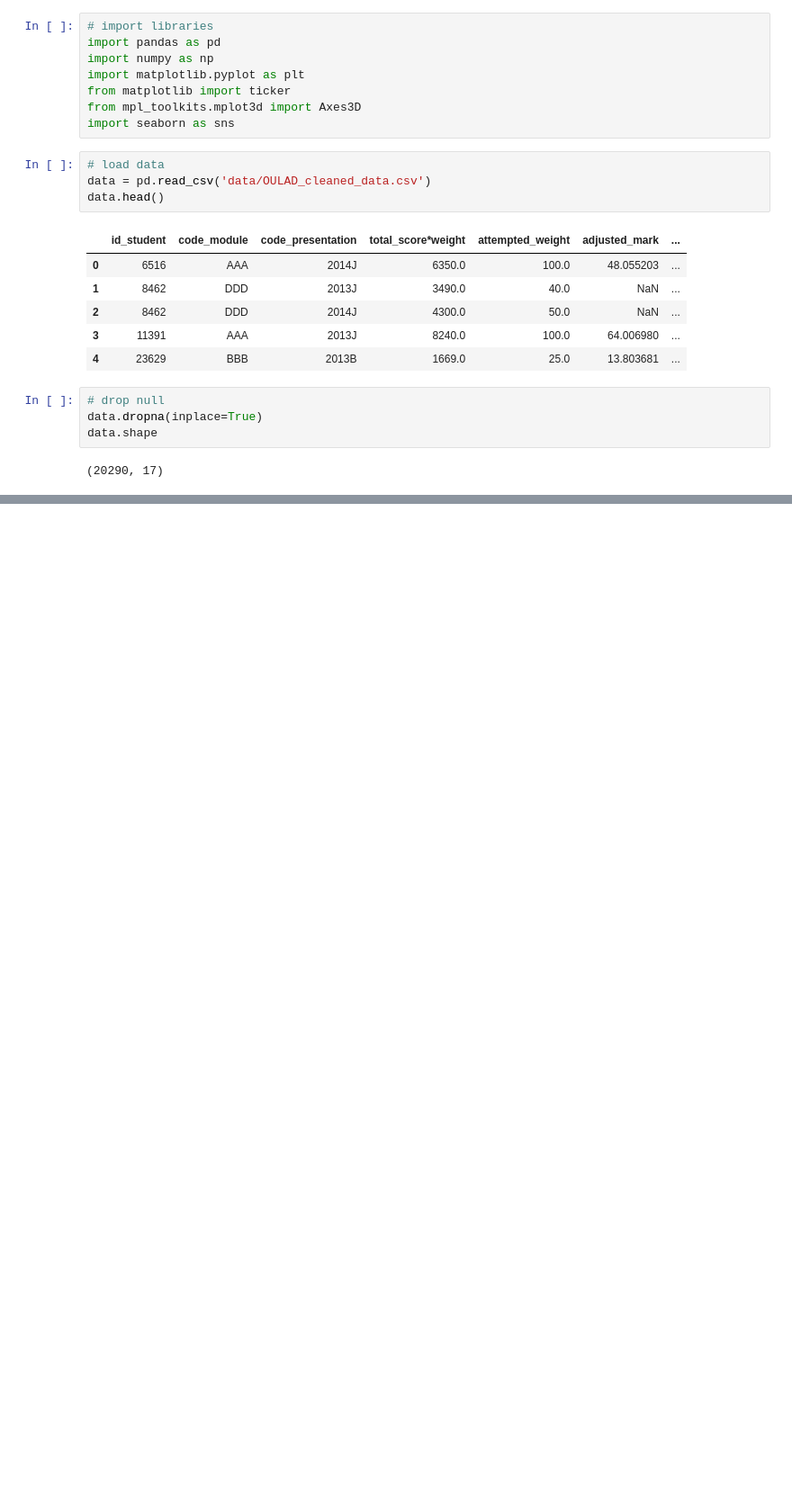
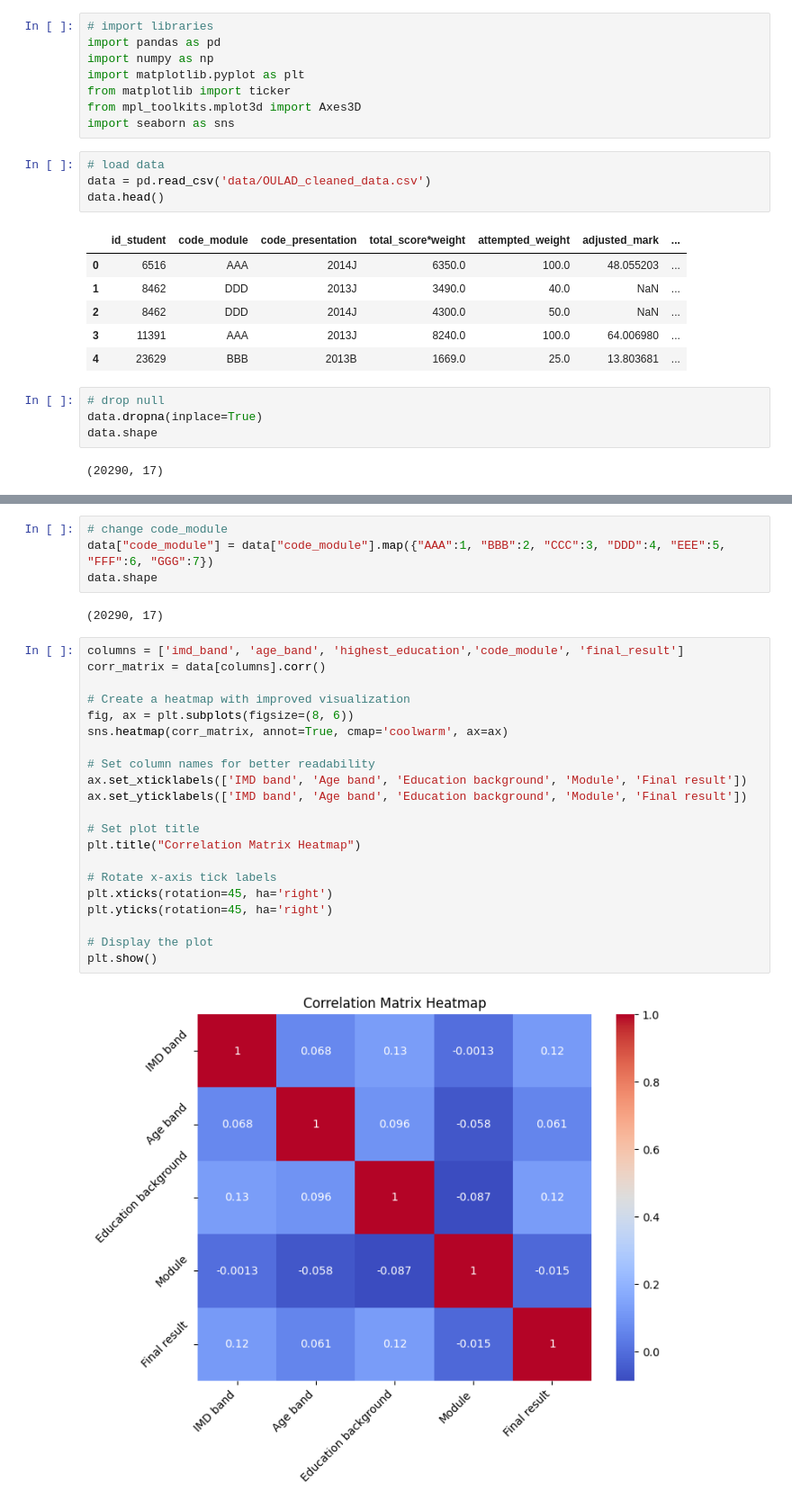
Before and after one commit to Miranda-Bai/PersonalizedLearningContent, a Jupyter notebook: improveVisual.ipynb, the cells around one changed output, grey strips where cells are left out. Shown at 90% size. Cells and saved outputs as stored; diff of their text form; blank space fills up the shorter version.

```diff
--- a/improveVisual.ipynb
+++ b/improveVisual.ipynb
@@ -237,0 +186,29 @@ Name: percentage, dtype: float64
+# %%
+# change code_module
+data["code_module"] = data["code_module"].map({"AAA":1, "BBB":2, "CCC":3, "DDD":4, "EEE":5, "FFF":6, "GGG":7})
+data.shape
+# %% [output]
+(20290, 17)
+# %%
+columns = ['imd_band', 'age_band', 'highest_education','code_module', 'final_result']
+corr_matrix = data[columns].corr()
+
+# Create a heatmap with improved visualization
+fig, ax = plt.subplots(figsize=(8, 6))
+sns.heatmap(corr_matrix, annot=True, cmap='coolwarm', ax=ax)
+
+# Set column names for better readability
+ax.set_xticklabels(['IMD band', 'Age band', 'Education background', 'Module', 'Final result'])
+ax.set_yticklabels(['IMD band', 'Age band', 'Education background', 'Module', 'Final result'])
+
+# Set plot title
+plt.title("Correlation Matrix Heatmap")
+
+# Rotate x-axis tick labels
+plt.xticks(rotation=45, ha='right')
+plt.yticks(rotation=45, ha='right')
+
+# Display the plot
+plt.show()
+# %% [output]
+[figure, added]
```
Also changed, not shown: parts of 30 cells of this notebook, 4 other files.
